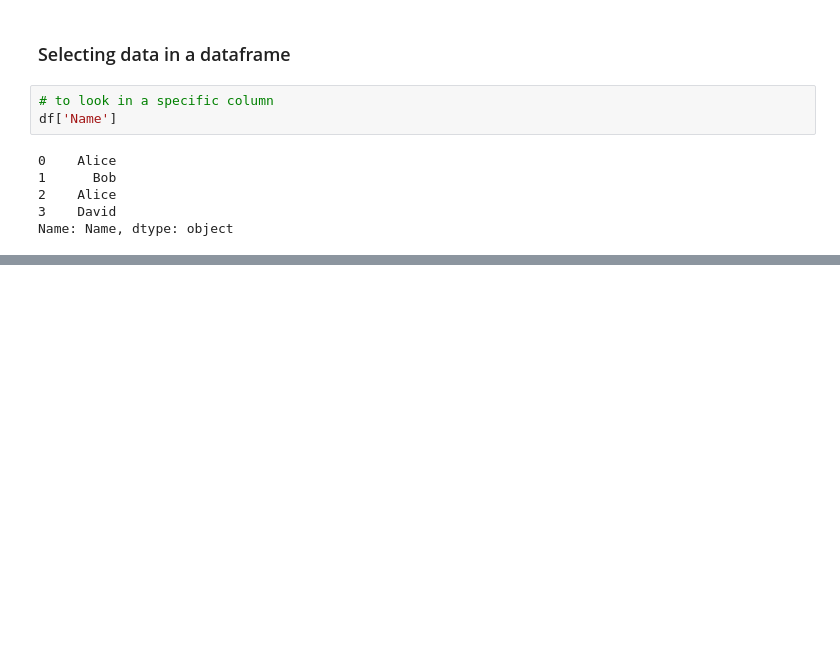
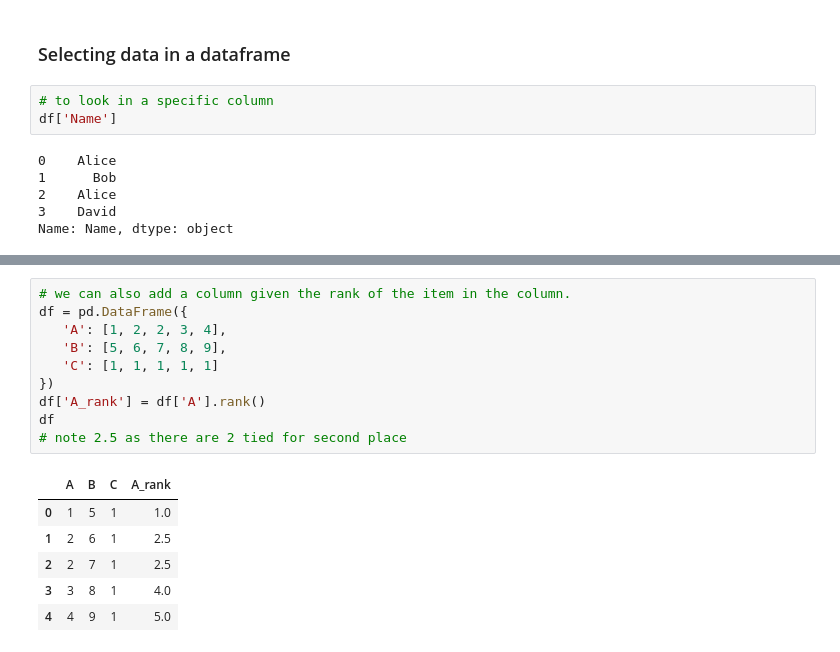
Before and after one commit to JMorganSparta/Numpy, a Jupyter notebook: Pandas.ipynb, the cells around one changed output, grey strips where cells are left out. Saved outputs shown, nothing was run; the diff lists cells and outputs as text; blank space fills up the shorter version.

```diff
--- a/Pandas.ipynb
+++ b/Pandas.ipynb
@@ -433,0 +479,17 @@ Name: Name, dtype: object
+# %%
+# we can also add a column given the rank of the item in the column.
+df = pd.DataFrame({
+   'A': [1, 2, 2, 3, 4],
+   'B': [5, 6, 7, 8, 9],
+   'C': [1, 1, 1, 1, 1]
+})
+df['A_rank'] = df['A'].rank()
+df
+# note 2.5 as there are 2 tied for second place
+# %% [output]
+|  | A | B | C | A_rank |
+| 0 | 1 | 5 | 1 | 1.0 |
+| 1 | 2 | 6 | 1 | 2.5 |
+| 2 | 2 | 7 | 1 | 2.5 |
+| 3 | 3 | 8 | 1 | 4.0 |
+| 4 | 4 | 9 | 1 | 5.0 |
```
Also changed, not shown: parts of 12 cells of this notebook.
